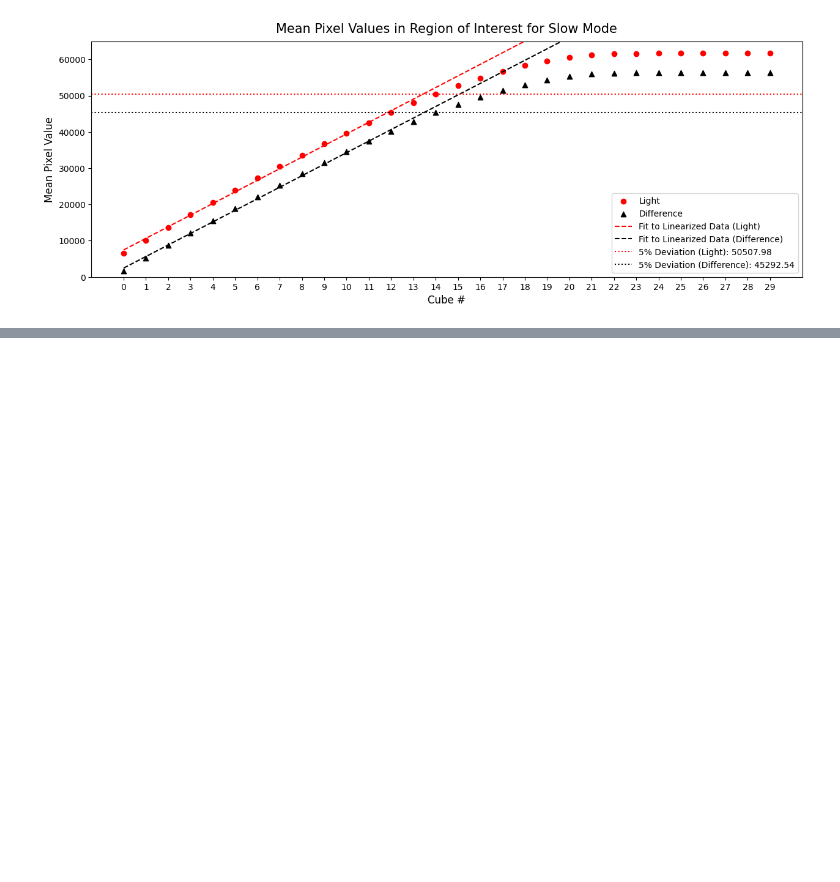
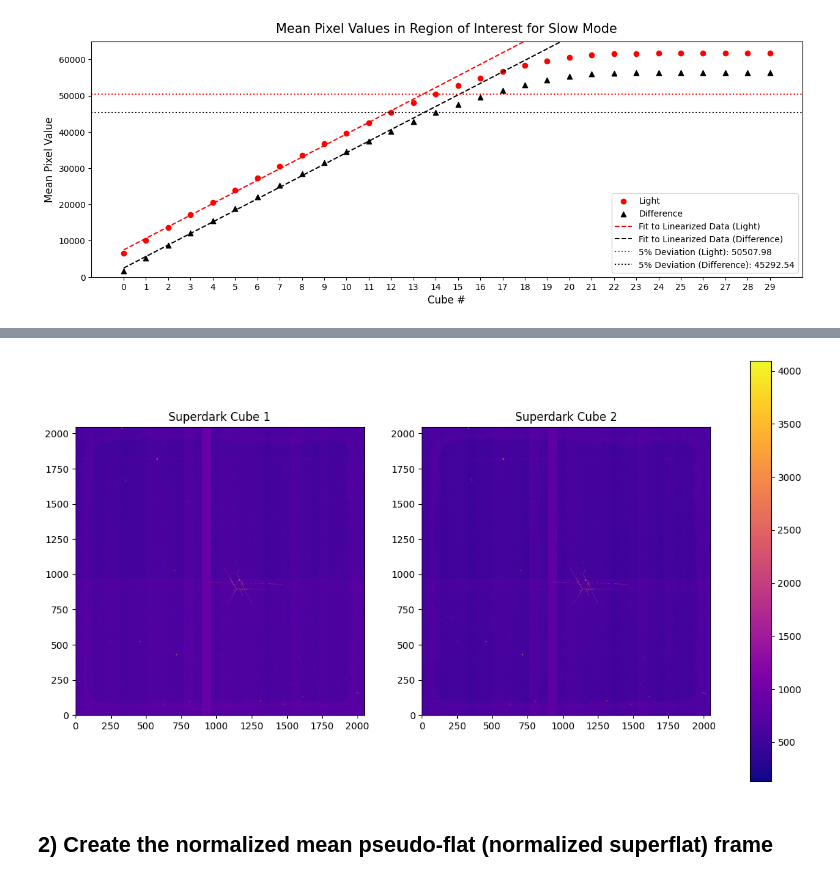
Before and after one commit to thomasnguyen21/LBTI_Summer2026, a Jupyter notebook: lbti.ipynb, the cells around one changed output, grey strips where cells are left out. Saved outputs shown, nothing was run; the diff lists cells and outputs as text; code cells hidden in the pictures; blank space fills up the shorter version.

```diff
--- a/lbti.ipynb
+++ b/lbti.ipynb
@@ -954,0 +903,28 @@ plt.legend()
+# %%
+# Call in all file names for dark images
+distortion_dark_filenames = glob.glob('distortion\\darks\\*')
+
+# Create an empty directory to store the data from dark frames
+distortion_dark_frames = [None] * len(distortion_dark_filenames)
+
+# Extract data from our set of dark frames
+for i, filename in enumerate(distortion_dark_filenames):
+    image_data = fits.getdata(filename)
+    distortion_dark_frames[i] = image_data
+distortion_dark_frames = np.array(distortion_dark_frames)
+
+# Create the mean dark image
+distortion_superdark = np.average(distortion_dark_frames,axis=0)
+print(distortion_superdark.shape)
+
+# Extract the header of the first dark frame
+info_distortion_dark = fits.getheader(distortion_dark_filenames[0])
+
+# Add reduction notes to header
+superdark_hdr = fits.Header()
+superdark_hdr = info_distortion_dark
+superdark_hdr["Reduction"] = "Averaging 50 frames with exposure of 0.302s each"
+
+# Write the mean dark image data with updated header to a new FITS file
+mean_dark = fits.PrimaryHDU(data=distortion_superdark, header=superdark_hdr)
+mean_dark.writeto("distortion/superdark.fits", overwrite=True)
@@ -954,0 +934,18 @@ plt.legend()
+# %%
+# Extract the data and header from the superdark image for further analysis
+superdark_imagedata = fits.getdata("distortion/superdark.fits")
+superdark_imageheaders = fits.getheader("distortion/superdark.fits")
+
+# Plot both Cubes of the superdark image to check for any anomalies
+fig, axes = plt.subplots(1, 2, figsize=(15, 10))
+for i in range (superdark_imagedata.shape[0]):
+    im = axes[i].imshow(superdark_imagedata[i, :, :], origin="lower", cmap="plasma")
+    axes[i].set_title(f"Superdark Cube {i+1}", size=12)
+
+# Show the colorbar for the superdark image
+fig.colorbar(im, ax=axes.ravel().tolist(),shrink=0.8)
+plt.show()
+# %% [output]
+[figure, added]
+# %% [markdown]
+## 2) Create the normalized mean pseudo-flat (normalized superflat) frame
```
Also changed, not shown: parts of 16 cells of this notebook.
